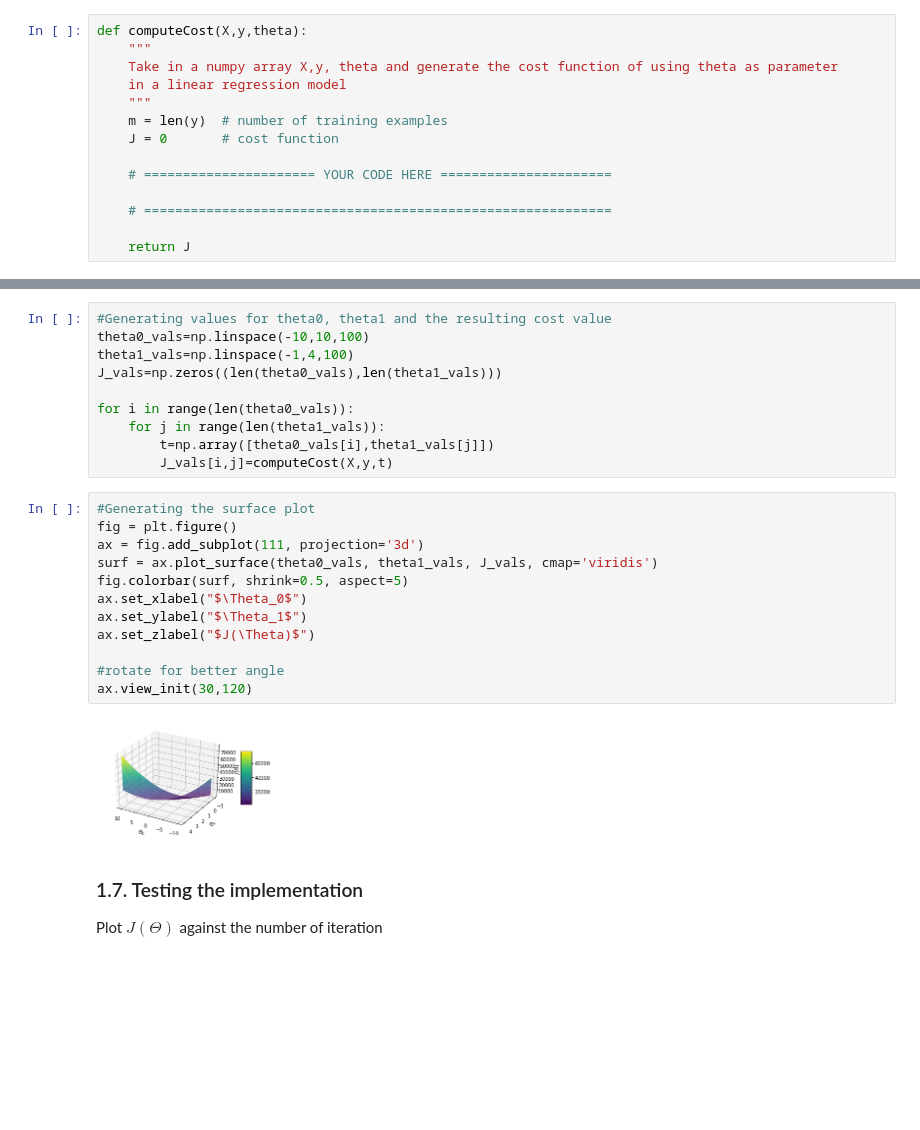
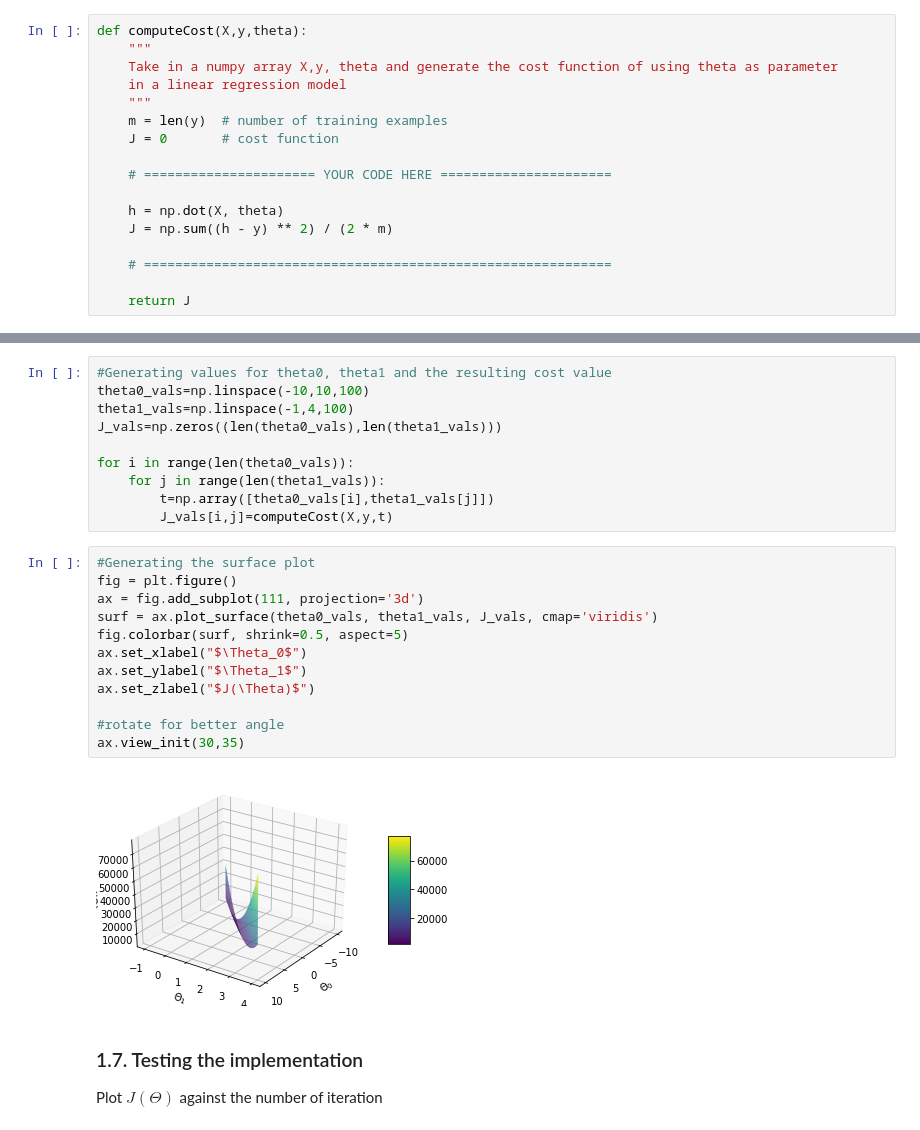
Before and after one commit to farahmand-m/ml-course-solutions, a Jupyter notebook: HW1_CI/1. Linear_Regression.ipynb, the cells around one changed output, grey strips where cells are left out. Drawn from its saved outputs; the diff is of its cells as text; blank space fills up the shorter version.

```diff
--- a/HW1_CI/1. Linear_Regression.ipynb
+++ b/HW1_CI/1. Linear_Regression.ipynb
@@ -59,6 +58,9 @@ def computeCost(X,y,theta):
 
     # ====================== YOUR CODE HERE ======================
 
+    h = np.dot(X, theta)
+    J = np.sum((h - y) ** 2) / (2 * m)
+
     # ============================================================
 
     return J
@@ -162,17 +171,17 @@ for i in range(len(theta0_vals)):
 # %%
 #Generating the surface plot
 fig = plt.figure()
 ax = fig.add_subplot(111, projection='3d')
 surf = ax.plot_surface(theta0_vals, theta1_vals, J_vals, cmap='viridis')
 fig.colorbar(surf, shrink=0.5, aspect=5)
 ax.set_xlabel("$\Theta_0$")
 ax.set_ylabel("$\Theta_1$")
 ax.set_zlabel("$J(\Theta)$")
 
 #rotate for better angle
-ax.view_init(30,120)
+ax.view_init(30,35)
 # %% [output]
-[figure, old version]
+[figure, new version]
 # %% [markdown]
 ### 1.7. Testing the implementation
 
```
Also changed, not shown: parts of 11 cells of this notebook.
